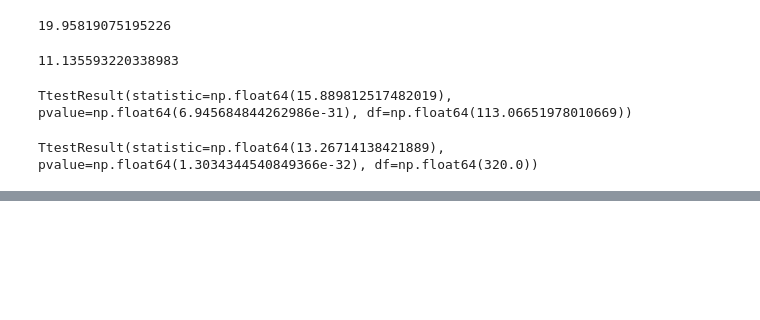
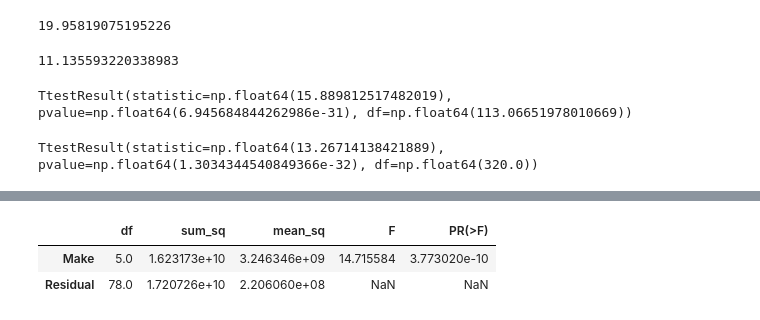
Before and after one commit to Kanakbaghel/DS_learning_path, a Jupyter notebook: Theory & Tools/01. Math & Statistics/Notebooks/Inferential Stats - 2.ipynb, the cells around one changed output, grey strips where cells are left out. Saved outputs shown, nothing was run; the diff lists cells and outputs as text; code cells hidden in the pictures; blank space fills up the shorter version.

```diff
--- a/Theory & Tools/01. Math & Statistics/Notebooks/Inferential Stats - 2.ipynb
+++ b/Theory & Tools/01. Math & Statistics/Notebooks/Inferential Stats - 2.ipynb
@@ -420,0 +511,14 @@ TtestResult(statistic=np.float64(13.26714138421889), pvalue=np.float64(1.3034344
+# %%
+formula = 'MSRP ~ Make'
+
+# Develop a linear model
+model = ols(formula = formula, data = subdata).fit()
+
+# get the anova results:
+anova_results = anova_lm(model)
+
+anova_results
+# %% [output]
+|  | df | sum_sq | mean_sq | F | PR(>F) |
+| Make | 5.0 | 1.623173e+10 | 3.246346e+09 | 14.715584 | 3.773020e-10 |
+| Residual | 78.0 | 1.720726e+10 | 2.206060e+08 | NaN | NaN |
```
Also changed, not shown: parts of 20 cells of this notebook.
